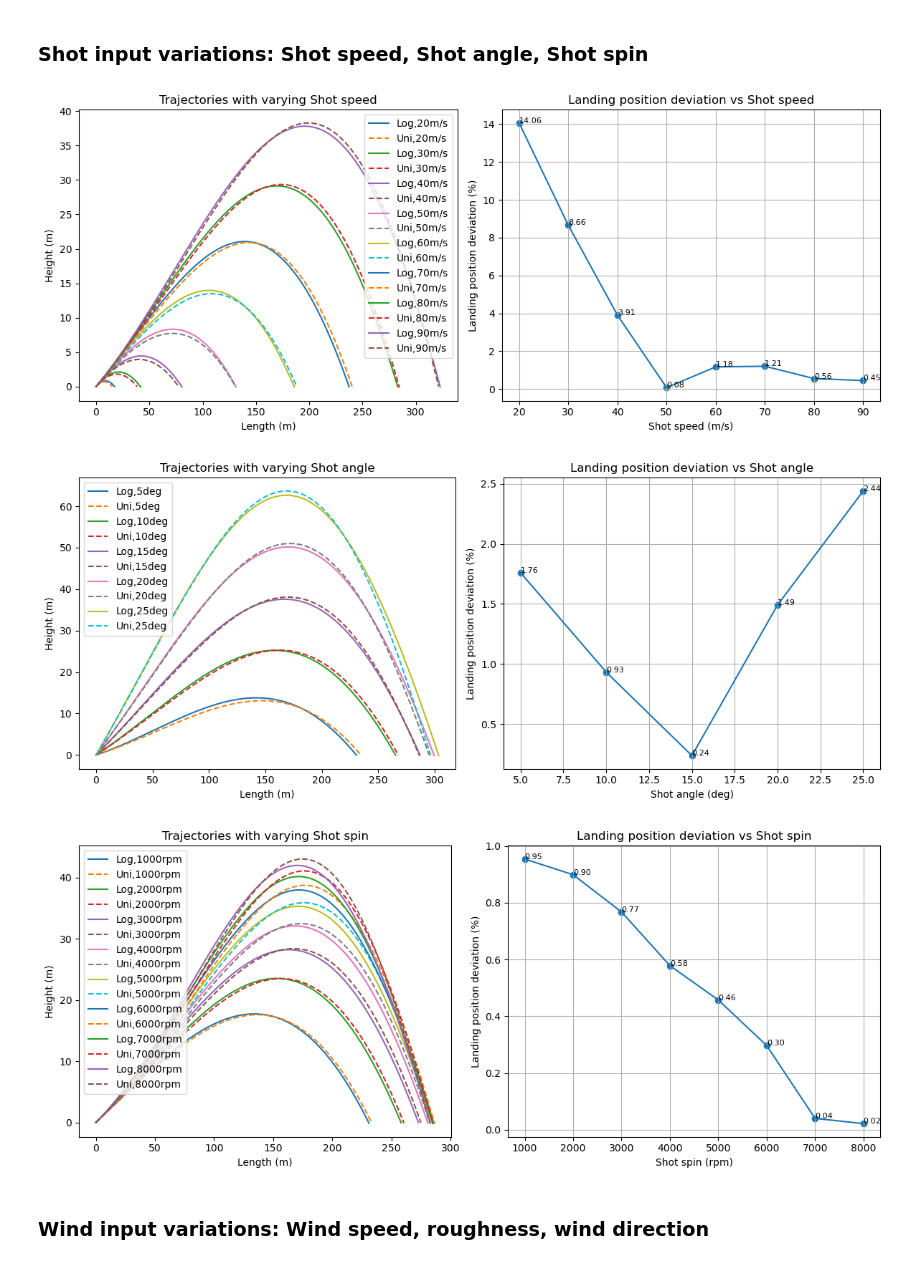
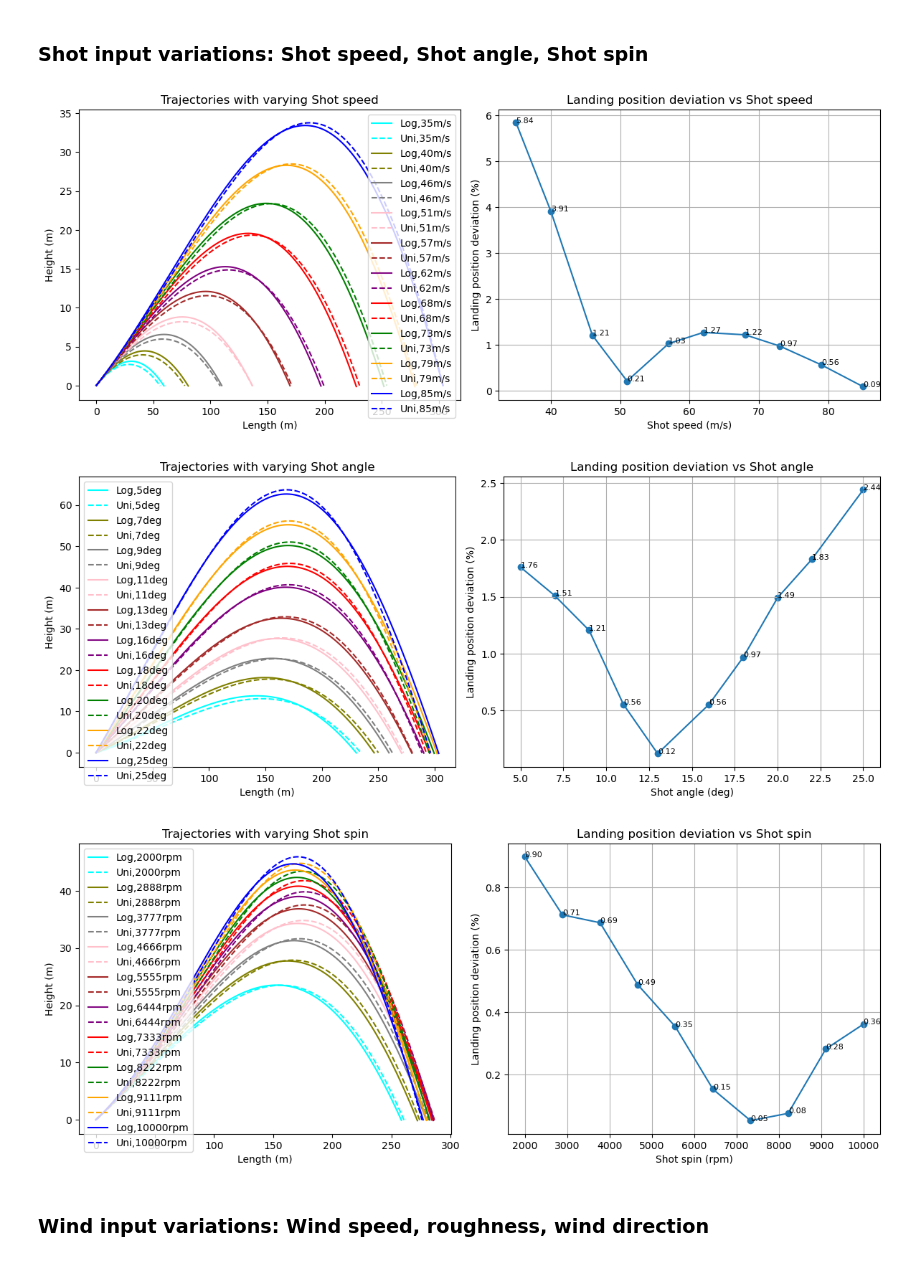
Before and after one commit to JacobManniche/Bachelor_legeplads, a Jupyter notebook: demos/comparison.ipynb, the cells around one changed output. Drawn from its saved outputs; the diff is of its cells as text; code cells hidden in the pictures.

```diff
--- a/demos/comparison.ipynb
+++ b/demos/comparison.ipynb
@@ -108,33 +222,17 @@ def varying_parameter(param, param_name, param_unit, param_type,
 # %% [markdown]
 ### Shot input variations: Shot speed, Shot angle, Shot spin
 # %%
-# Shot speed variation
-param = [20, 30, 40, 50, 60, 70, 80, 90]
-param_name = 'Shot speed'
-param_unit = 'm/s'
-param_type = "shot_speed"
-varying_parameter(param, param_name, param_unit, param_type)
+varying_parameter("shot_speed")
 # %% [output]
-[figure, old version]
+[figure, new version]
 # %%
-# Shot angle variation
-param = [5, 10, 15, 20, 25]
-param_name = 'Shot angle'
-param_unit = 'deg'
-param_type = "shot_angle"
-varying_parameter(param, param_name, param_unit, param_type)
+varying_parameter("shot_angle")
 # %% [output]
-[figure, old version]
+[figure, new version]
 # %%
-# Shot spin variation
-param = [1000, 2000, 3000, 4000, 5000, 6000, 7000, 8000]
-param_name = 'Shot spin'
-param_unit = 'rpm'
-param_type = "shot_spin"
-
-varying_parameter(param, param_name, param_unit, param_type)
+varying_parameter("shot_spin")
 # %% [output]
-[figure, old version]
+[figure, new version]
 # %% [markdown]
 ### Wind input variations: Wind speed, roughness, wind direction
 # %%
```
Also changed, not shown: parts of 8 cells of this notebook.
